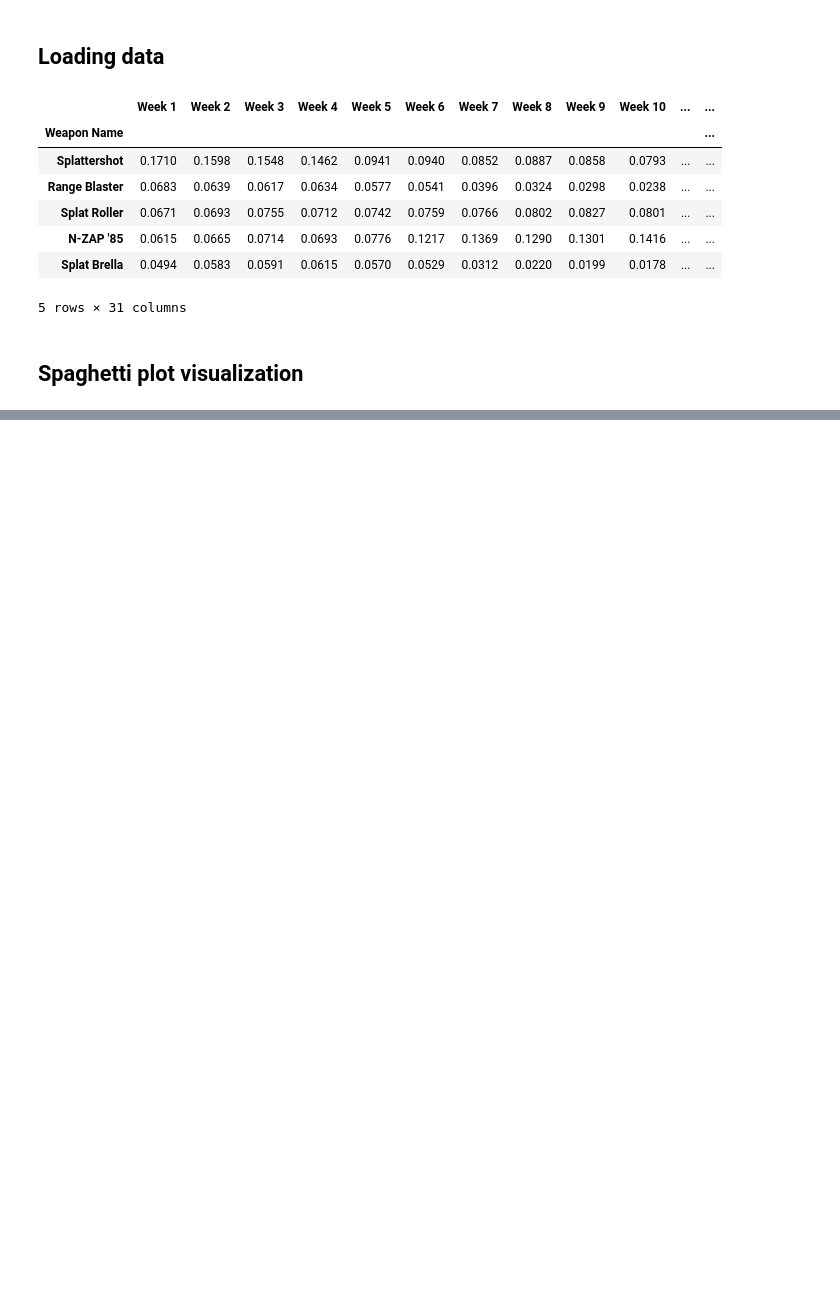
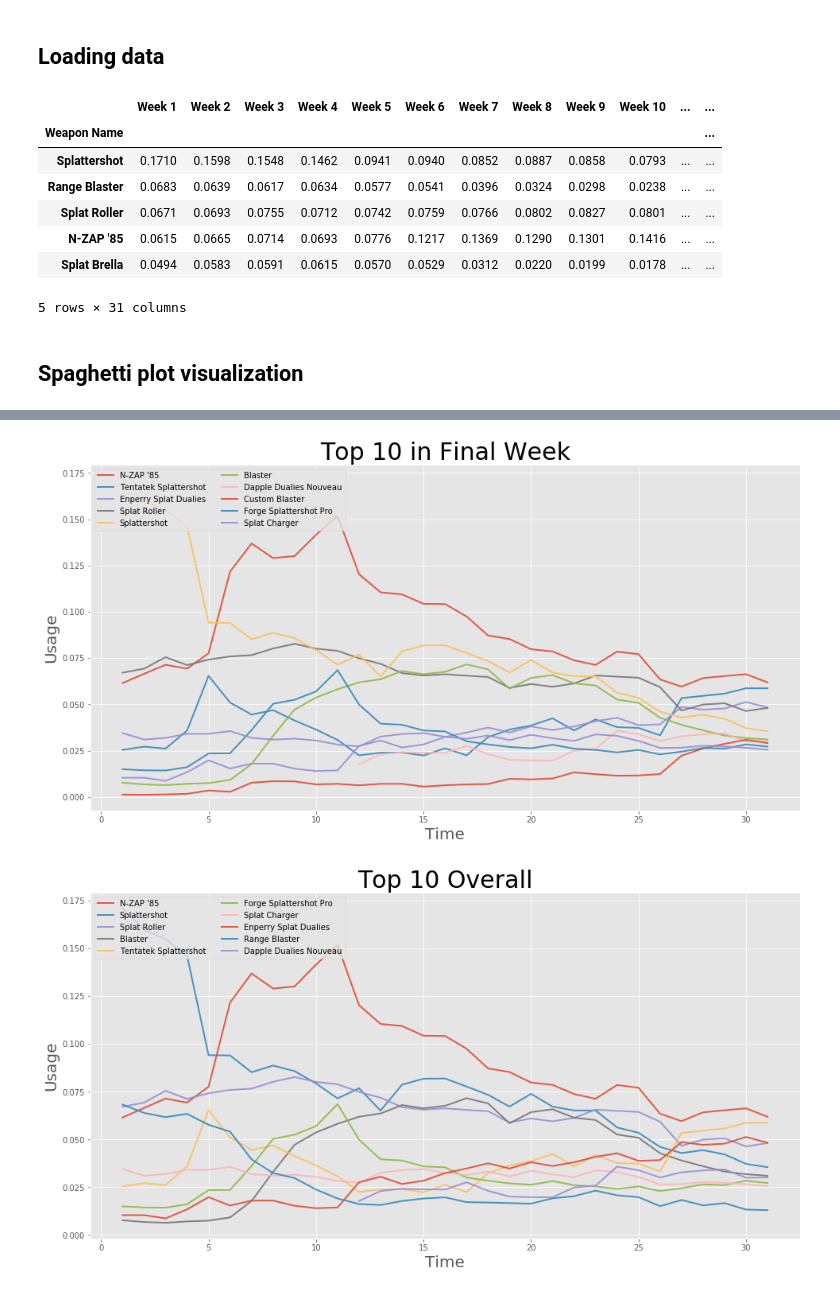
Before and after one commit to Rokushou/Splatoon2_Meta_EDA, a Jupyter notebook: EDA.ipynb, the cells around one changed output, grey strips where cells are left out. Drawn from its saved outputs; the diff is of its cells as text; code cells hidden in the pictures; blank space fills up the shorter version.

```diff
--- a/EDA.ipynb
+++ b/EDA.ipynb
@@ -146,0 +107,8 @@ peak
+# %%
+# Plot them all! There's definitely a more elegant way to do this but my function is rudimentary and this works
+spaghetti(final, 'Top 10 in Final Week')
+spaghetti(overall, 'Top 10 Overall')
+spaghetti(peak, 'Top 10 Peak')
+# %% [output]
+[figure, added]
+[figure, added]
```
Also changed, not shown: parts of 14 cells of this notebook.
